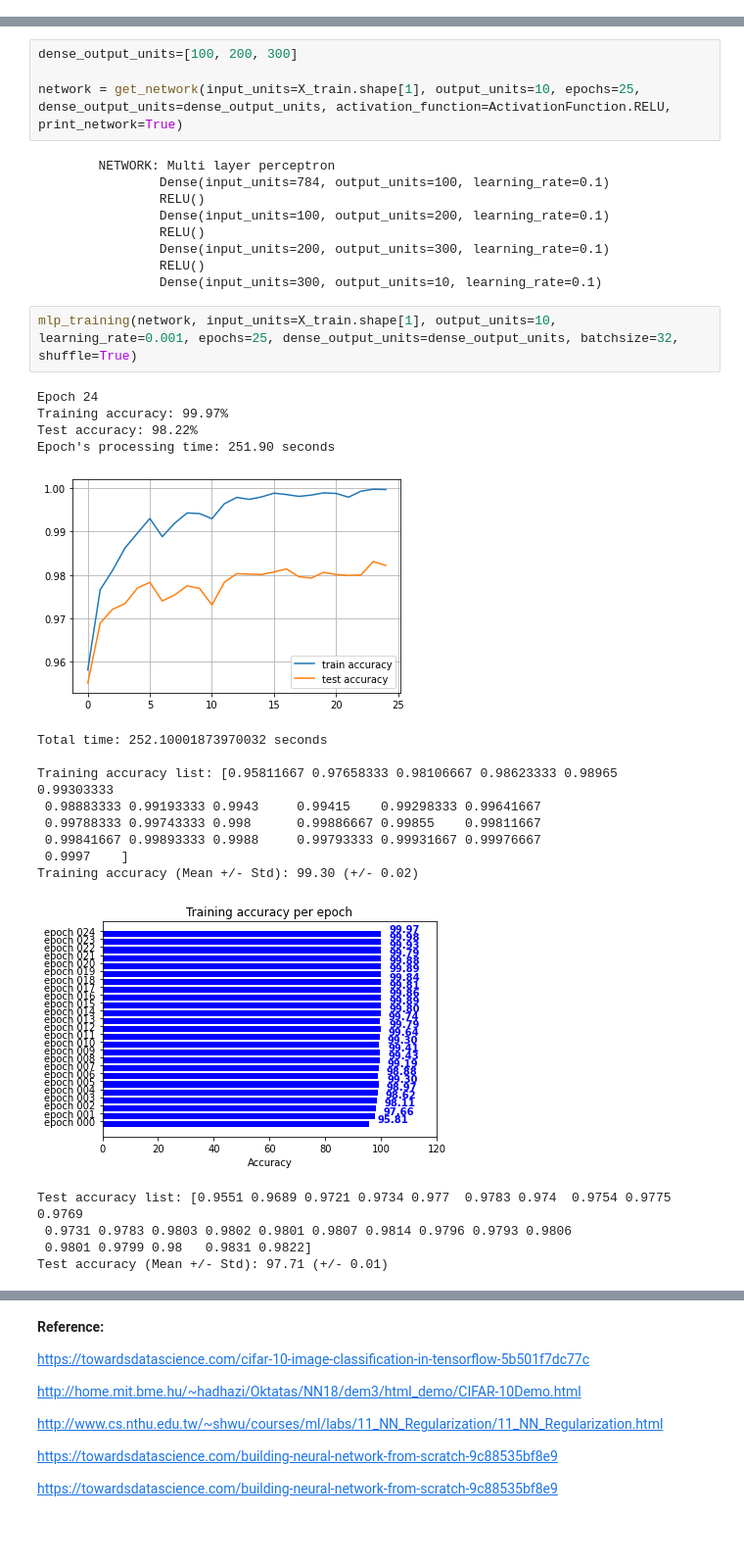
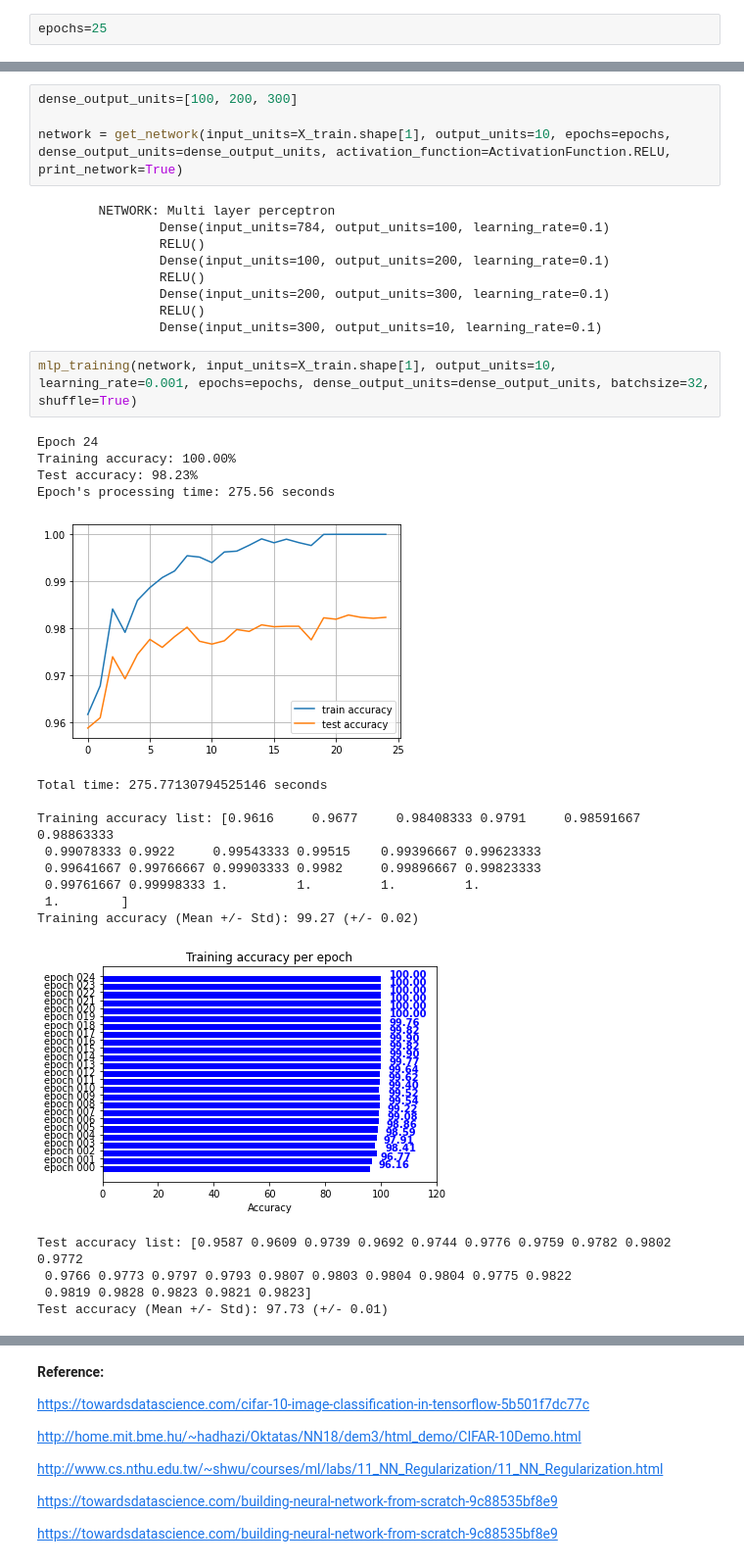
Before and after one commit to ramonfigueiredo/comp551-2020-p3_classification_of_image_data, a Jupyter notebook: code/group10_2_MLP_MNIST.ipynb, the cells around one changed output, grey strips where cells are left out. Shown at 98% size. Cells and saved outputs as stored; diff of their text form; blank space fills up the shorter version.

```diff
--- a/code/group10_2_MLP_MNIST.ipynb
+++ b/code/group10_2_MLP_MNIST.ipynb
@@ -492,3 +502,5 @@ activation_function = ActivationFunction.RELU
+# %%
+epochs=25
 # %% [markdown]
 ### Using **2 dense layers** with learning_rate=0.1, activation function = RELU, minibatches with batchsize=32, shuffle=True
 # %%
@@ -1216,7 +1228,7 @@ plot_horizontal_bar(labels, test_accuracy_list, xlabel='Test accuracy', ylabel='
 # %%
 dense_output_units=[100, 200, 300]
 
-network = get_network(input_units=X_train.shape[1], output_units=10, epochs=25, dense_output_units=dense_output_units, activation_function=ActivationFunction.RELU, print_network=True)
+network = get_network(input_units=X_train.shape[1], output_units=10, epochs=epochs, dense_output_units=dense_output_units, activation_function=ActivationFunction.RELU, print_network=True)
 # %% [output]
         NETWORK: Multi layer perceptron
                 Dense(input_units=784, output_units=100, learning_rate=0.1)
@@ -1227,24 +1239,24 @@ network = get_network(input_units=X_train.shape[1], output_units=10, epochs=25,
                 RELU()
                 Dense(input_units=300, output_units=10, learning_rate=0.1)
 # %%
-mlp_training(network, input_units=X_train.shape[1], output_units=10, learning_rate=0.001, epochs=25, dense_output_units=dense_output_units, batchsize=32, shuffle=True)
+mlp_training(network, input_units=X_train.shape[1], output_units=10, learning_rate=0.001, epochs=epochs, dense_output_units=dense_output_units, batchsize=32, shuffle=True)
 # %% [output]
 Epoch 24
-Training accuracy: 99.97%
-Test accuracy: 98.22%
-Epoch's processing time: 251.90 seconds
+Training accuracy: 100.00%
+Test accuracy: 98.23%
+Epoch's processing time: 275.56 seconds
-[figure, old version]
+[figure, new version]
-Total time: 252.10001873970032 seconds
+Total time: 275.77130794525146 seconds
 
-Training accuracy list: [0.95811667 0.97658333 0.98106667 0.98623333 0.98965    0.99303333
- 0.98883333 0.99193333 0.9943     0.99415    0.99298333 0.99641667
- 0.99788333 0.99743333 0.998      0.99886667 0.99855    0.99811667
- 0.99841667 0.99893333 0.9988     0.99793333 0.99931667 0.99976667
- 0.9997    ]
-Training accuracy (Mean +/- Std): 99.30 (+/- 0.02)
+Training accuracy list: [0.9616     0.9677     0.98408333 0.9791     0.98591667 0.98863333
+ 0.99078333 0.9922     0.99543333 0.99515    0.99396667 0.99623333
+ 0.99641667 0.99766667 0.99903333 0.9982     0.99896667 0.99823333
+ 0.99761667 0.99998333 1.         1.         1.         1.
+ 1.        ]
+Training accuracy (Mean +/- Std): 99.27 (+/- 0.02)
-[figure, old version]
+[figure, new version]
-Test accuracy list: [0.9551 0.9689 0.9721 0.9734 0.977  0.9783 0.974  0.9754 0.9775 0.9769
- 0.9731 0.9783 0.9803 0.9802 0.9801 0.9807 0.9814 0.9796 0.9793 0.9806
- 0.9801 0.9799 0.98   0.9831 0.9822]
-Test accuracy (Mean +/- Std): 97.71 (+/- 0.01)
+Test accuracy list: [0.9587 0.9609 0.9739 0.9692 0.9744 0.9776 0.9759 0.9782 0.9802 0.9772
+ 0.9766 0.9773 0.9797 0.9793 0.9807 0.9803 0.9804 0.9804 0.9775 0.9822
+ 0.9819 0.9828 0.9823 0.9821 0.9823]
+Test accuracy (Mean +/- Std): 97.73 (+/- 0.01)
 [figure]
```
Also changed, not shown: parts of 37 cells of this notebook.
